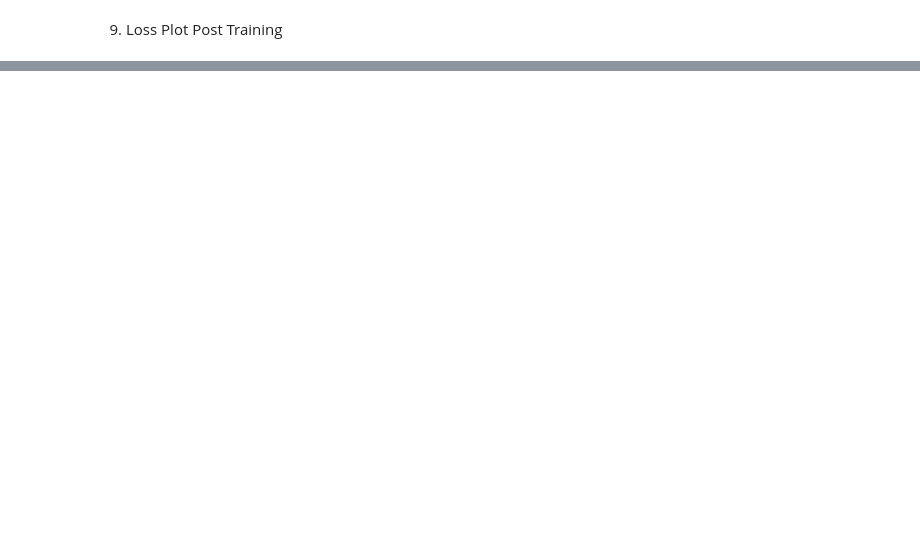
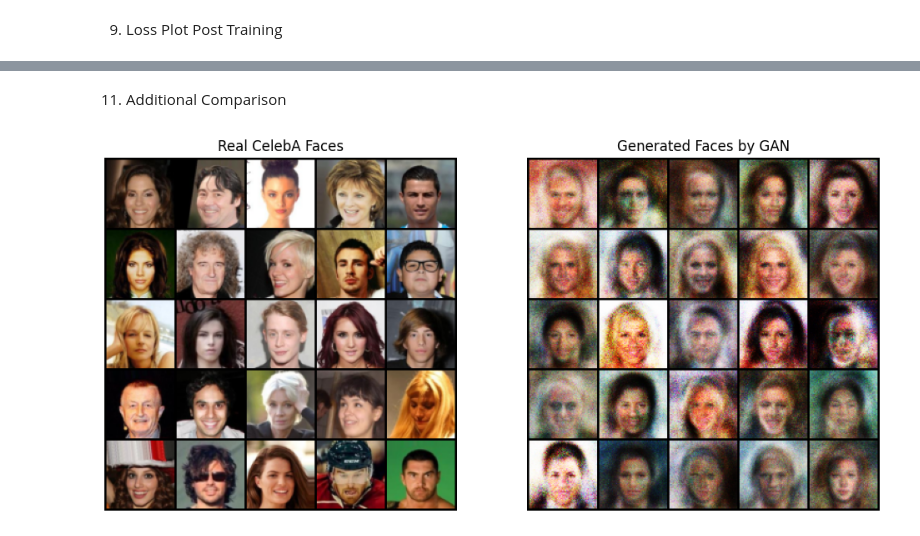
Before and after one commit to vanvocol001/PyTorch-GAN, a Jupyter notebook: implementations/gan/GAN-Demo.ipynb, the cells around one changed output, grey strips where cells are left out. Saved outputs shown, nothing was run; the diff lists cells and outputs as text; code cells hidden in the pictures; blank space fills up the shorter version.

```diff
--- a/implementations/gan/GAN-Demo.ipynb
+++ b/implementations/gan/GAN-Demo.ipynb
@@ -247,0 +185,34 @@ show_images(gen_imgs, nrow=5)
+# %% [markdown]
+11. Additional Comparison
+# %%
+real_imgs, _ = next(iter(dataloader))
+
+z = torch.randn(real_imgs.size(0), latent_dim).to(device)
+gen_imgs = generator(z)
+
+def denormalize(tensor):
+    return tensor * .5 + .5
+
+import matplotlib.pyplot as plt
+from torchvision.utils import make_grid
+
+# Denormalize images for visualization
+real_imgs = denormalize(real_imgs)
+gen_imgs = denormalize(gen_imgs)
+
+# Plot
+fig, axs = plt.subplots(1, 2, figsize=(12, 6))
+
+# Real images
+axs[0].imshow(make_grid(real_imgs[:25], nrow=5).permute(1, 2, 0).cpu())
+axs[0].set_title('Real CelebA Faces')
+axs[0].axis('off')
+
+# Fake images
+axs[1].imshow(make_grid(gen_imgs[:25], nrow=5).permute(1, 2, 0).detach().cpu())
+axs[1].set_title('Generated Faces by GAN')
+axs[1].axis('off')
+
+plt.show()
+# %% [output]
+[figure, added]
```
Also changed, not shown: parts of 12 cells of this notebook.
